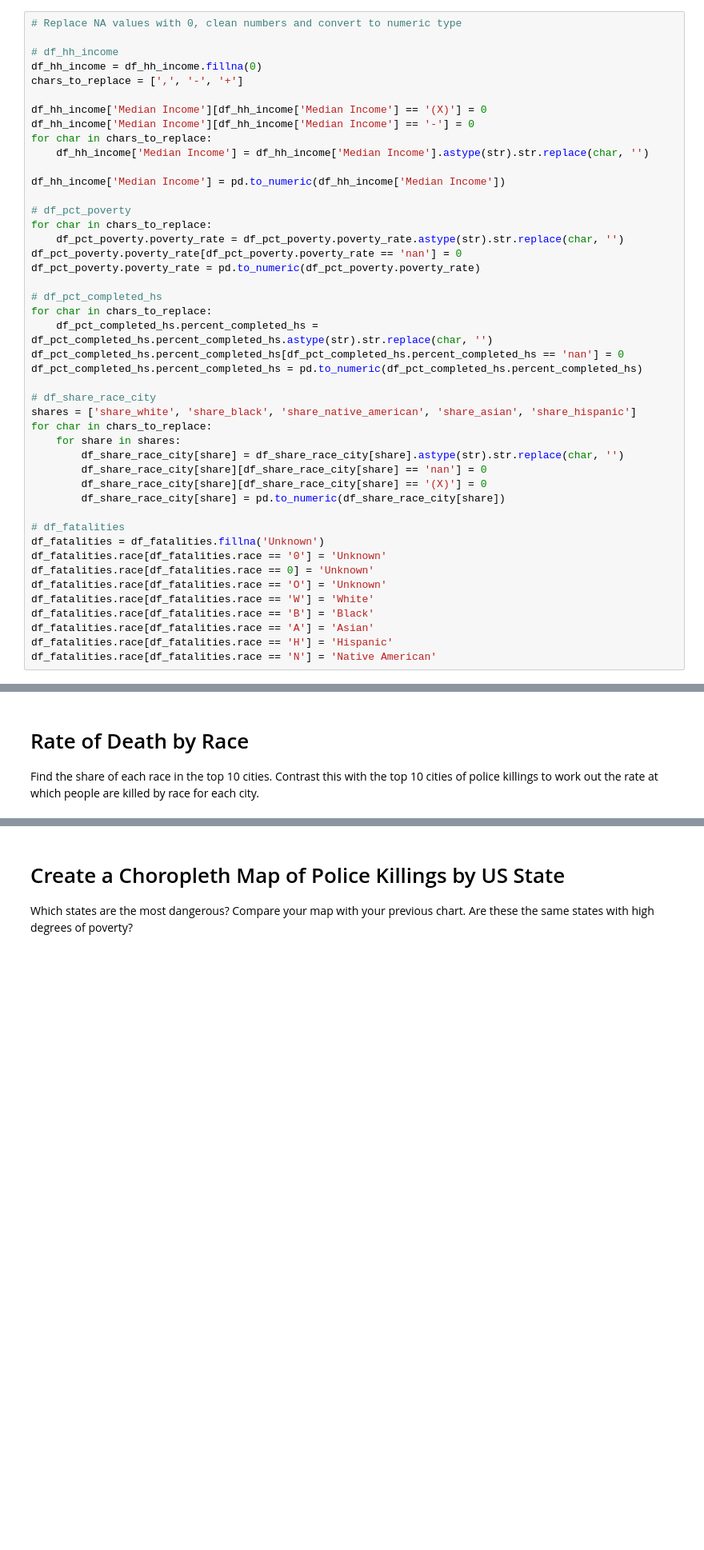
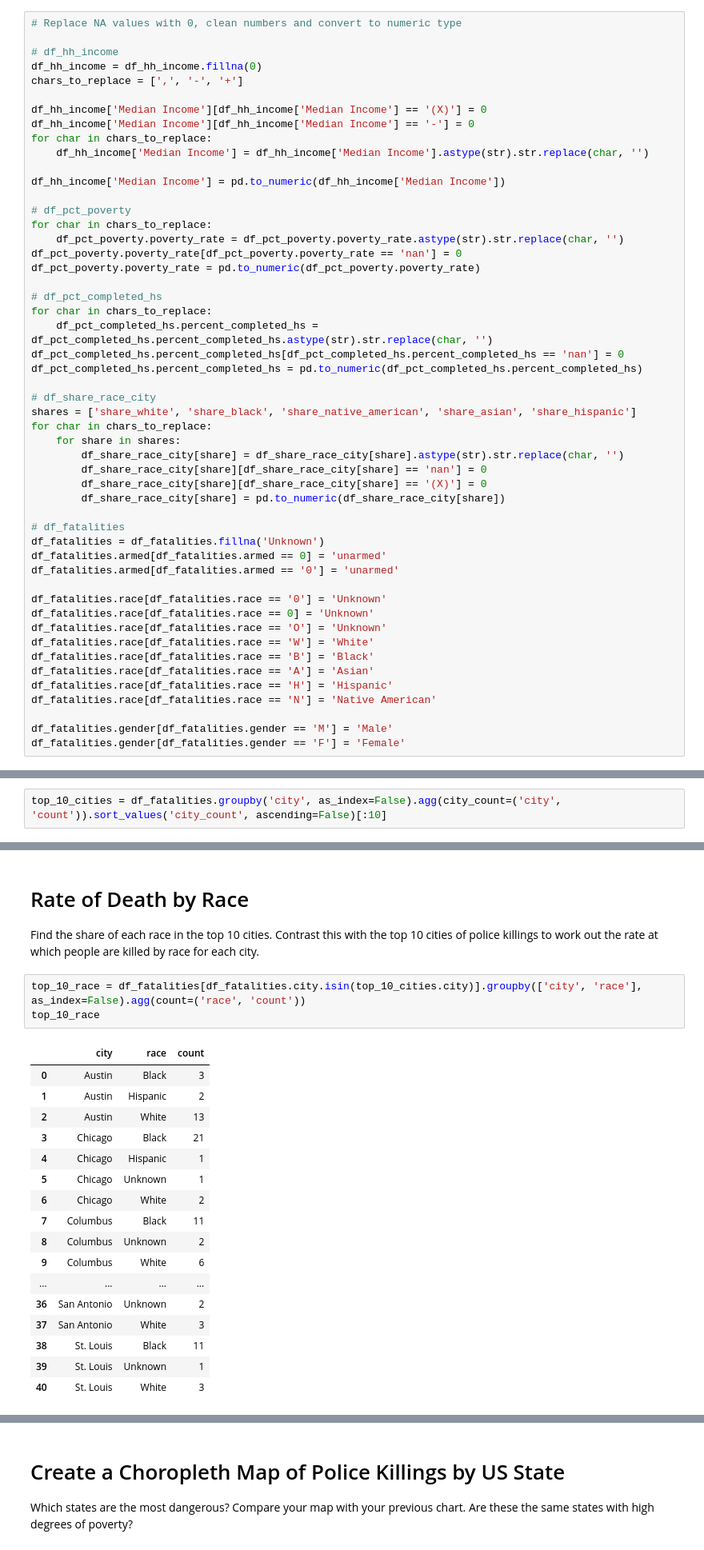
Before and after one commit to Terrance-Nightingale/police-deaths-analysis, a Jupyter notebook: Fatal_Force.ipynb, the cells around one changed output, grey strips where cells are left out. Shown at 80% size. Saved outputs shown, nothing was run; the diff lists cells and outputs as text; blank space fills up the shorter version.

```diff
--- a/Fatal_Force.ipynb
+++ b/Fatal_Force.ipynb
@@ -140,6 +140,9 @@ for char in chars_to_replace:
 
 # df_fatalities
 df_fatalities = df_fatalities.fillna('Unknown')
+df_fatalities.armed[df_fatalities.armed == 0] = 'unarmed'
+df_fatalities.armed[df_fatalities.armed == '0'] = 'unarmed'
+
 df_fatalities.race[df_fatalities.race == '0'] = 'Unknown'
 df_fatalities.race[df_fatalities.race == 0] = 'Unknown'
 df_fatalities.race[df_fatalities.race == 'O'] = 'Unknown'
@@ -148,4 +151,7 @@ df_fatalities.race[df_fatalities.race == 'B'] = 'Black'
 df_fatalities.race[df_fatalities.race == 'A'] = 'Asian'
 df_fatalities.race[df_fatalities.race == 'H'] = 'Hispanic'
 df_fatalities.race[df_fatalities.race == 'N'] = 'Native American'
+
+df_fatalities.gender[df_fatalities.gender == 'M'] = 'Male'
+df_fatalities.gender[df_fatalities.gender == 'F'] = 'Female'
 # %% [output]
@@ -328,3 +462,5 @@ What percentage of people killed by police have been diagnosed with a mental ill
 # In Which Cities Do the Most Police Killings Take Place?
 
 Create a chart ranking the top 10 cities with the most police killings. Which cities are the most dangerous?
+# %%
+top_10_cities = df_fatalities.groupby('city', as_index=False).agg(city_count=('city', 'count')).sort_values('city_count', ascending=False)[:10]
@@ -332,3 +475,24 @@ Create a chart ranking the top 10 cities with the most police killings. Which ci
 # Rate of Death by Race
 
 Find the share of each race in the top 10 cities. Contrast this with the top 10 cities of police killings to work out the rate at which people are killed by race for each city.
+# %%
+top_10_race = df_fatalities[df_fatalities.city.isin(top_10_cities.city)].groupby(['city', 'race'], as_index=False).agg(count=('race', 'count'))
+top_10_race
+# %% [output]
+|  | city | race | count |
+| 0 | Austin | Black | 3 |
+| 1 | Austin | Hispanic | 2 |
+| 2 | Austin | White | 13 |
+| 3 | Chicago | Black | 21 |
+| 4 | Chicago | Hispanic | 1 |
+| 5 | Chicago | Unknown | 1 |
+| 6 | Chicago | White | 2 |
+| 7 | Columbus | Black | 11 |
+| 8 | Columbus | Unknown | 2 |
+| 9 | Columbus | White | 6 |
+| ... | ... | ... | ... |
+| 36 | San Antonio | Unknown | 2 |
+| 37 | San Antonio | White | 3 |
+| 38 | St. Louis | Black | 11 |
+| 39 | St. Louis | Unknown | 1 |
+| 40 | St. Louis | White | 3 |
```
Also changed, not shown: parts of 14 cells of this notebook.
